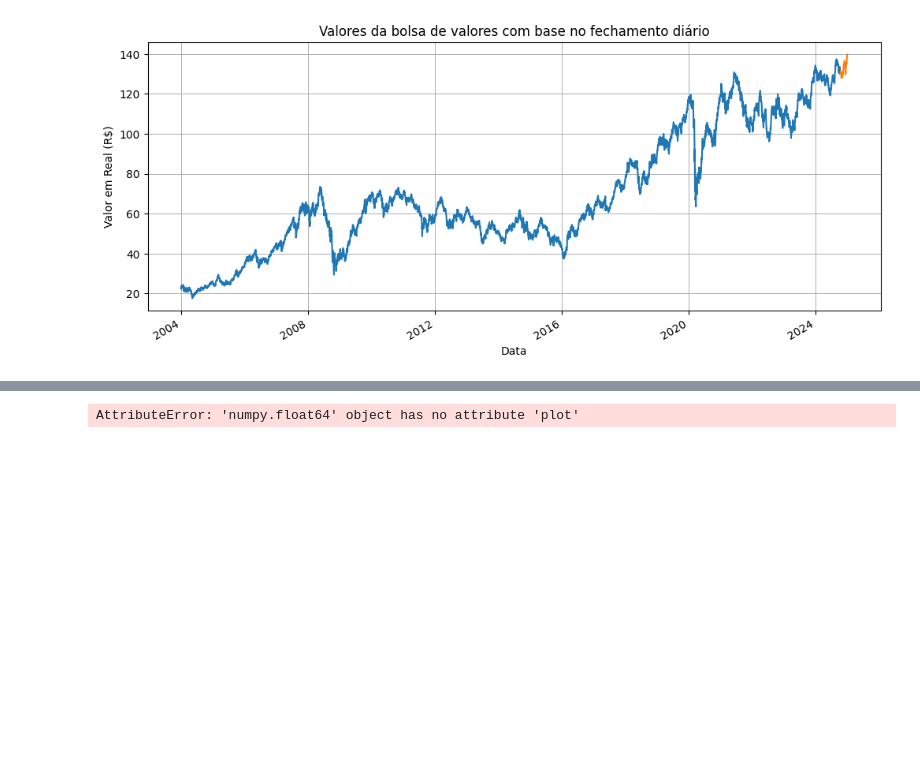
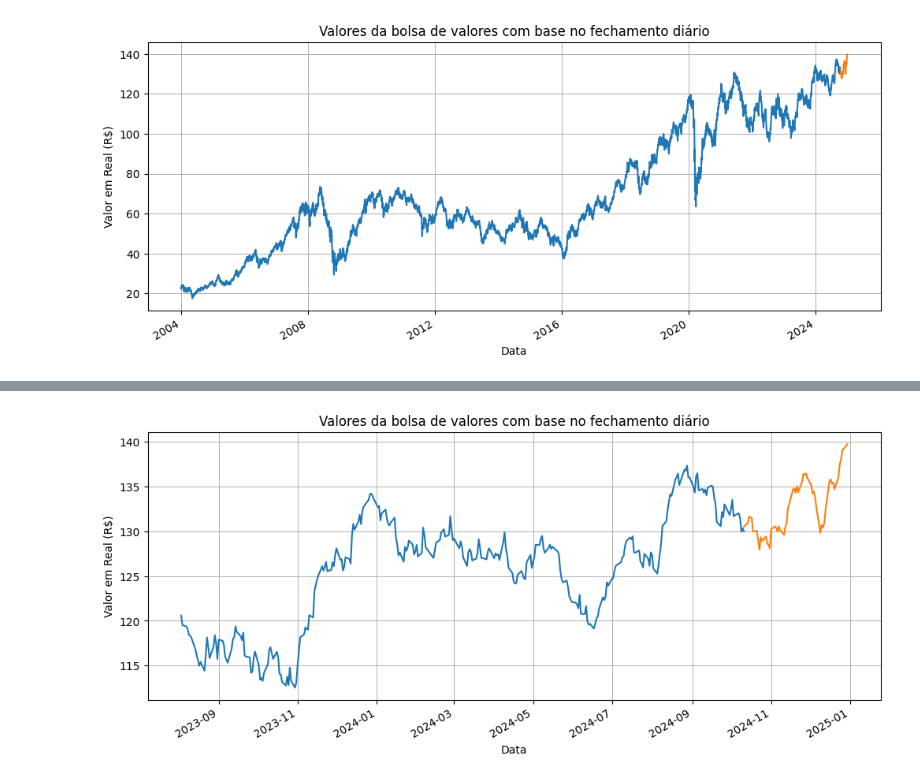
Before and after one commit to willdevsp/fiap-tech-challenge-pos-tech-data-analytics, a Jupyter notebook: Fase2/tech-challenger-bolsa-valores.ipynb, the cells around one changed output, grey strips where cells are left out. Drawn from its saved outputs; the diff is of its cells as text; code cells hidden in the pictures; blank space fills up the shorter version.

```diff
--- a/Fase2/tech-challenger-bolsa-valores.ipynb
+++ b/Fase2/tech-challenger-bolsa-valores.ipynb
@@ -1895,5 +1874,5 @@ plotarSerie(serie_previsao)
 # %%
-plotarSerie(dados_reais_ibovesp[-500])
+plotarSerie(dados_reais_ibovesp.tail(300))
 plotarSerie(serie_previsao)
 # %% [output]
-AttributeError: 'numpy.float64' object has no attribute 'plot'
+[figure, added]
```
Also changed, not shown: parts of 7 cells of this notebook.
